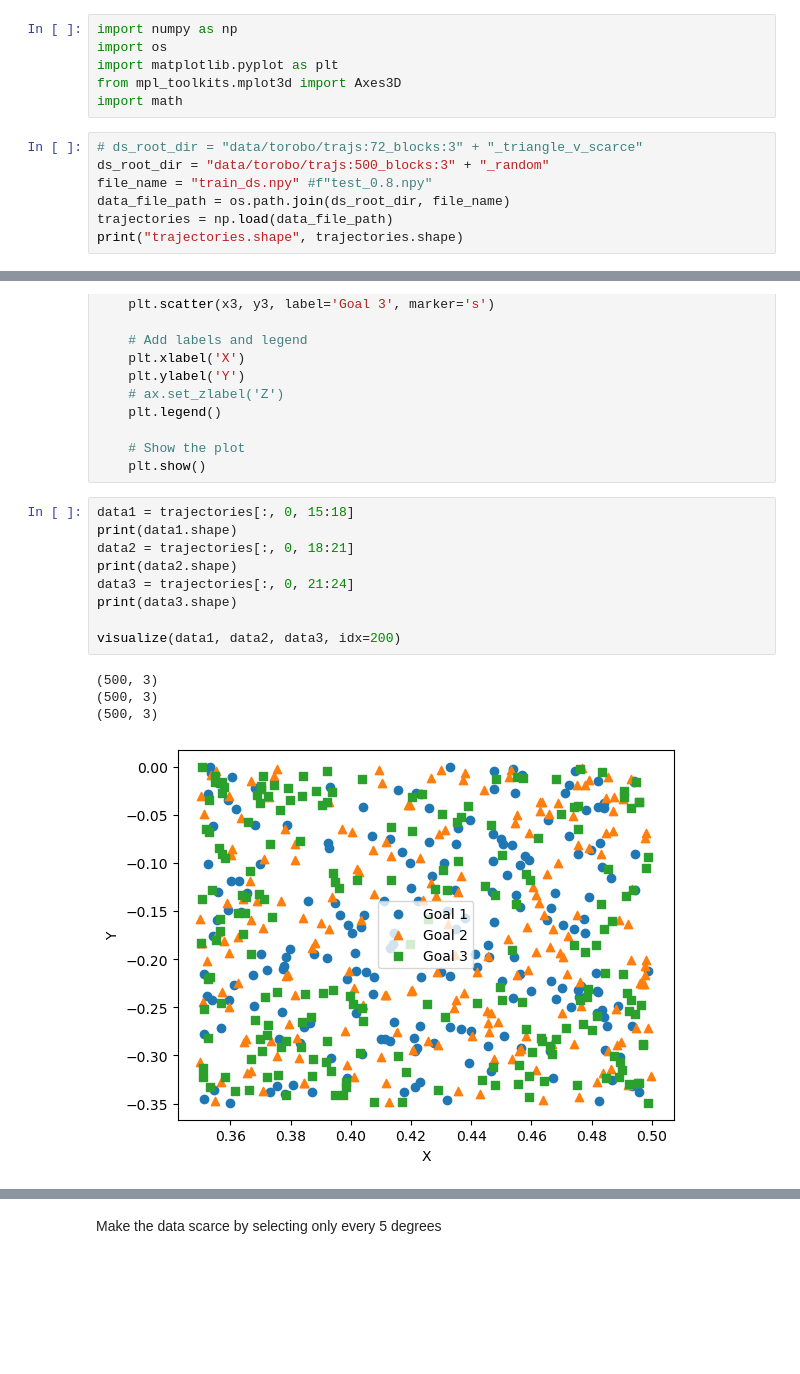
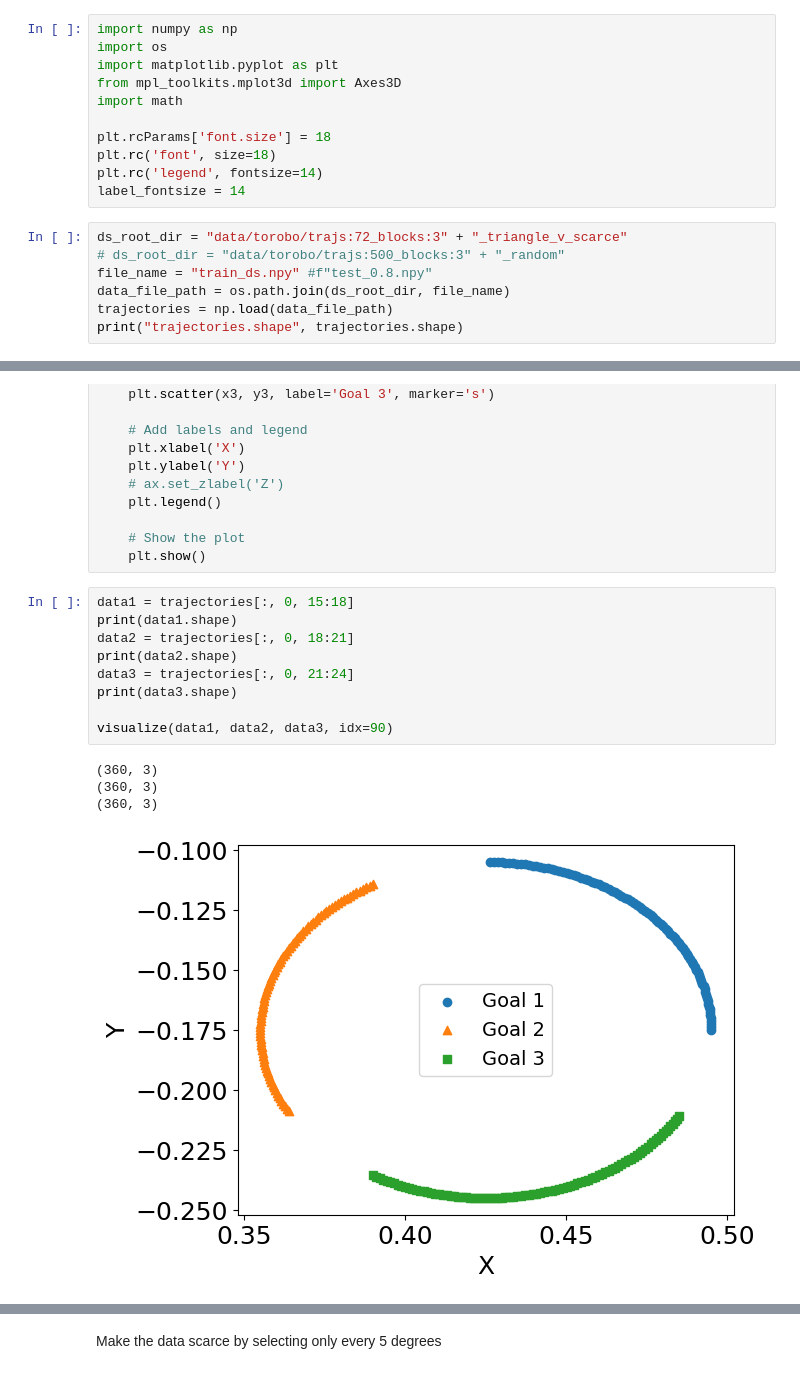
Before and after one commit to arash-mehrabi-z/dnfc-torobo, a Jupyter notebook: feedback_controller/fbc/neural_network/data.ipynb, the cells around one changed output, grey strips where cells are left out. Drawn from its saved outputs; the diff is of its cells as text; blank space fills up the shorter version.

```diff
--- a/feedback_controller/fbc/neural_network/data.ipynb
+++ b/feedback_controller/fbc/neural_network/data.ipynb
@@ -4,9 +4,14 @@ import os
 import matplotlib.pyplot as plt
 from mpl_toolkits.mplot3d import Axes3D
 import math
+
+plt.rcParams['font.size'] = 18
+plt.rc('font', size=18)
+plt.rc('legend', fontsize=14)
+label_fontsize = 14
 # %%
-# ds_root_dir = "data/torobo/trajs:72_blocks:3" + "_triangle_v_scarce"
-ds_root_dir = "data/torobo/trajs:500_blocks:3" + "_random"
+ds_root_dir = "data/torobo/trajs:72_blocks:3" + "_triangle_v_scarce"
+# ds_root_dir = "data/torobo/trajs:500_blocks:3" + "_random"
 file_name = "train_ds.npy" #f"test_0.8.npy"
 data_file_path = os.path.join(ds_root_dir, file_name)
 trajectories = np.load(data_file_path)
@@ -44,15 +49,15 @@ def visualize(data1, data2, data3, idx):
 # %%
 data1 = trajectories[:, 0, 15:18]
 print(data1.shape)
 data2 = trajectories[:, 0, 18:21]
 print(data2.shape)
 data3 = trajectories[:, 0, 21:24]
 print(data3.shape)
 
-visualize(data1, data2, data3, idx=200)
+visualize(data1, data2, data3, idx=90)
 # %% [output]
-(500, 3)
-(500, 3)
-(500, 3)
+(360, 3)
+(360, 3)
+(360, 3)
-[figure, old version]
+[figure, new version]
 # %%
```
Also changed, not shown: parts of 21 cells of this notebook, 4 other files.
